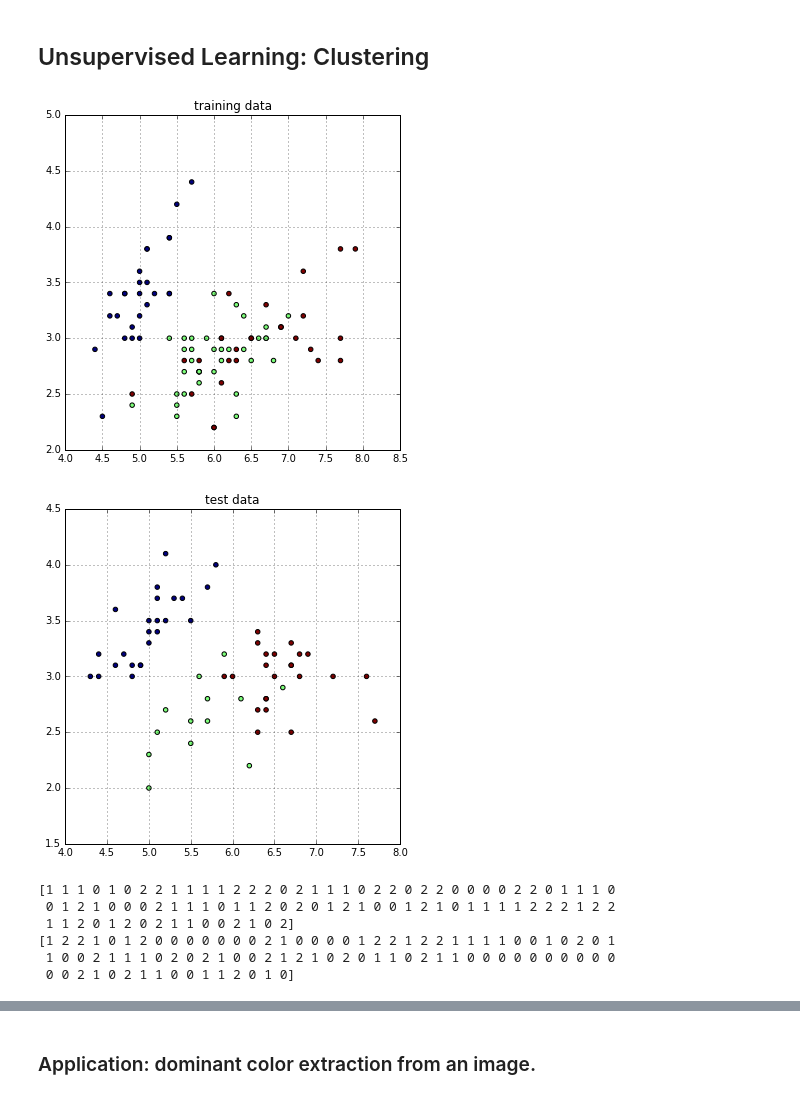
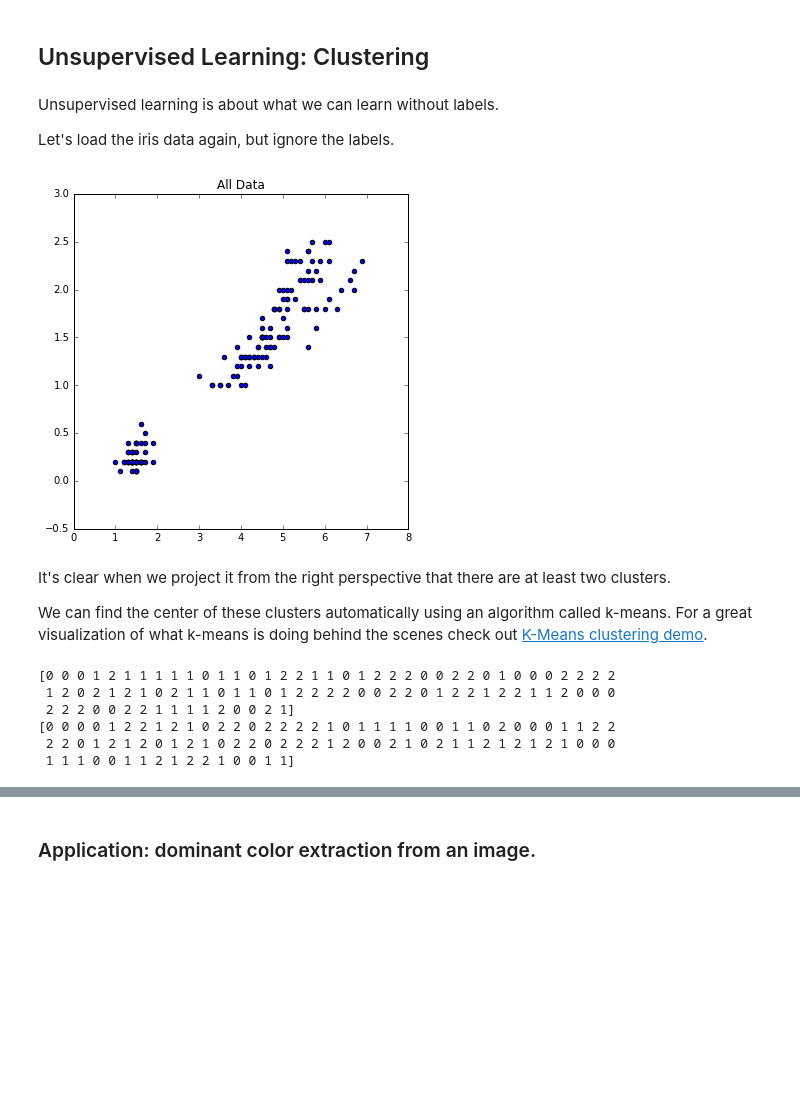
Before and after one commit to kylemcdonald/ml-examples, a Jupyter notebook: workshop/unsupervised_learning/Unsupervised Learning.ipynb, the cells around one changed output, grey strips where cells are left out. Cells and saved outputs as stored; diff of their text form; code cells hidden in the pictures; blank space fills up the shorter version.

```diff
--- a/workshop/unsupervised_learning/Unsupervised Learning.ipynb
+++ b/workshop/unsupervised_learning/Unsupervised Learning.ipynb
@@ -1,5 +1,9 @@
 # %% [markdown]
 ## Unsupervised Learning: Clustering
+# %% [markdown]
+Unsupervised learning is about what we can learn without labels.
+
+Let's load the iris data again, but ignore the labels.
 # %%
 from sklearn import datasets
 iris = datasets.load_iris()
@@ -7,26 +11,25 @@ data = iris.data
 # %%
 x = iris.data
 y = iris.target
 
-x_2d = x[:, :2]
+x_2d = x[:, 2:4]
 
 %matplotlib inline
 import matplotlib.pyplot as plt
-# split data in train and test data
-from sklearn.cross_validation import train_test_split
-x_train, x_test, y_train, y_test = train_test_split(x_2d, y, test_size=0.4)
 
-data = [(x_train, y_train, 'training data'), (x_test, y_test, 'test data')]
-for i in range(2):
-    plt.figure(figsize=(6,6))
-    plt.scatter(data[i][0][:,0], data[i][0][:,1], c=data[i][1])
-    plt.title(data[i][2])
+plt.figure(figsize=(6,6))
+for point in x_2d:
+    plt.scatter(point[0], point[1])
     plt.autoscale()
     plt.grid()
+plt.title('All Data')
 plt.show()
 # %% [output]
-[figure, old version]
+[figure, new version]
-[figure, removed]
+# %% [markdown]
+It's clear when we project it from the right perspective that there are at least two clusters.
+
+We can find the center of these clusters automatically using an algorithm called k-means. For a great visualization of what k-means is doing behind the scenes check out [K-Means clustering demo](http://www.naftaliharris.com/blog/visualizing-k-means-clustering/).
 # %%
 from sklearn import cluster
 kmeans = cluster.KMeans(init='k-means++', n_clusters=3, random_state=100)
@@ -35,12 +38,12 @@ kmeans.fit(x_train)
 print y_train
 print kmeans.labels_
 # %% [output]
-[1 1 1 0 1 0 2 2 1 1 1 1 2 2 2 0 2 1 1 1 0 2 2 0 2 2 0 0 0 0 2 2 0 1 1 1 0
- 0 1 2 1 0 0 0 2 1 1 1 0 1 1 2 0 2 0 1 2 1 0 0 1 2 1 0 1 1 1 1 2 2 2 1 2 2
- 1 1 2 0 1 2 0 2 1 1 0 0 2 1 0 2]
-[1 2 2 1 0 1 2 0 0 0 0 0 0 0 2 1 0 0 0 0 1 2 2 1 2 2 1 1 1 1 0 0 1 0 2 0 1
- 1 0 0 2 1 1 1 0 2 0 2 1 0 0 2 1 2 1 0 2 0 1 1 0 2 1 1 0 0 0 0 0 0 0 0 0 0
- 0 0 2 1 0 2 1 1 0 0 1 1 2 0 1 0]
+[0 0 0 1 2 1 1 1 1 1 0 1 1 0 1 2 2 1 1 0 1 2 2 2 0 0 2 2 0 1 0 0 0 2 2 2 2
+ 1 2 0 2 1 2 1 0 2 1 1 0 1 1 0 1 2 2 2 2 0 0 2 2 0 1 2 2 1 2 2 1 1 2 0 0 0
+ 2 2 2 0 0 2 2 1 1 1 1 2 0 0 2 1]
+[0 0 0 0 1 2 2 1 2 1 0 2 2 0 2 2 2 2 1 0 1 1 1 1 0 0 1 1 0 2 0 0 0 1 1 2 2
+ 2 2 0 1 2 1 2 0 1 2 1 0 2 2 0 2 2 2 1 2 0 0 2 1 0 2 1 1 2 1 2 1 2 1 0 0 0
+ 1 1 1 0 0 1 1 2 1 2 2 1 0 0 1 1]
 # %%
 import numpy as np
 from matplotlib.colors import ListedColormap
```
Also changed, not shown: parts of 3 cells of this notebook, 3 other files.
